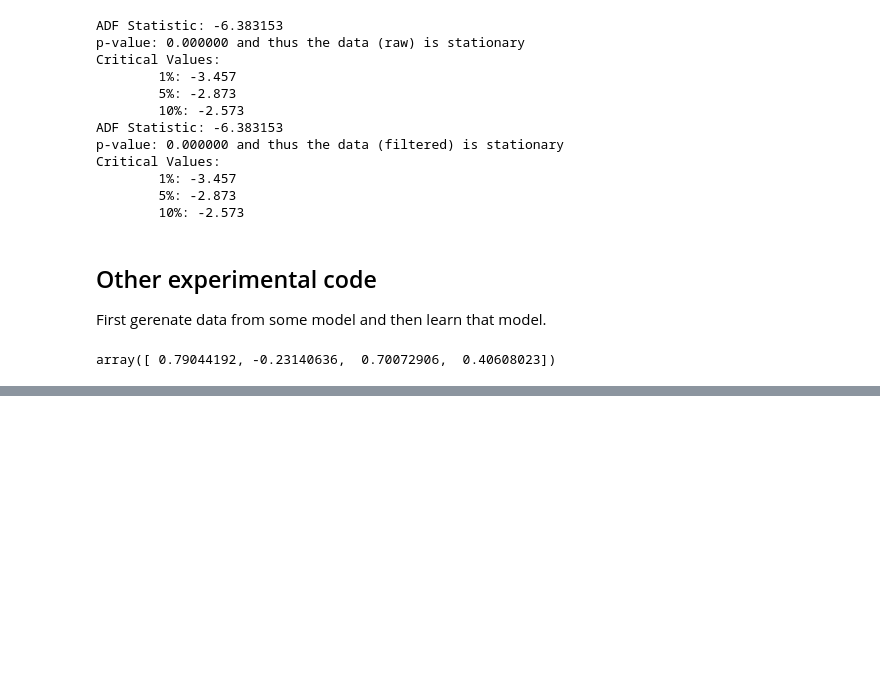
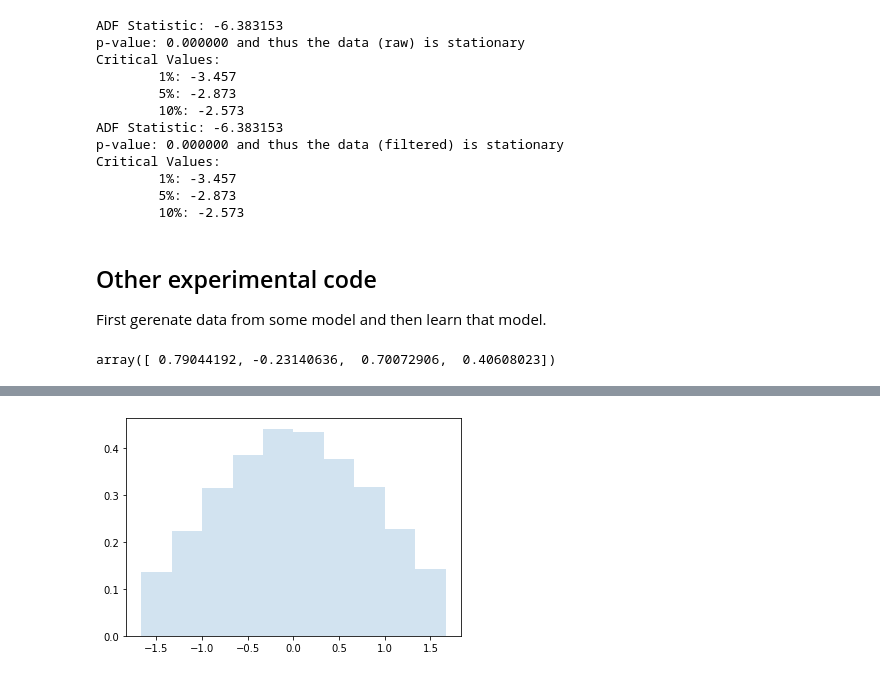
Before and after one commit to clemenspeters/ARIMA, a Jupyter notebook: experiment_sm-tsa-arma_generate_sample.ipynb, the cells around one changed output, grey strips where cells are left out. Cells and saved outputs as stored; diff of their text form; code cells hidden in the pictures; blank space fills up the shorter version.

```diff
--- a/experiment_sm-tsa-arma_generate_sample.ipynb
+++ b/experiment_sm-tsa-arma_generate_sample.ipynb
@@ -197 +199,8 @@ plt.plot(x_range, truncnorm.pdf(x_range, a, b, loc = my_mean, scale = my_std))
 [figure]
+# %%
+fig, ax = plt.subplots(1, 1)
+r = truncnorm.rvs(a, b, size=5000)
+ax.hist(r, density=True, histtype='stepfilled', alpha=0.2)
+plt.show()
+# %% [output]
+[figure, added]
```
Also changed, not shown: parts of 2 cells of this notebook, 1 other file.
